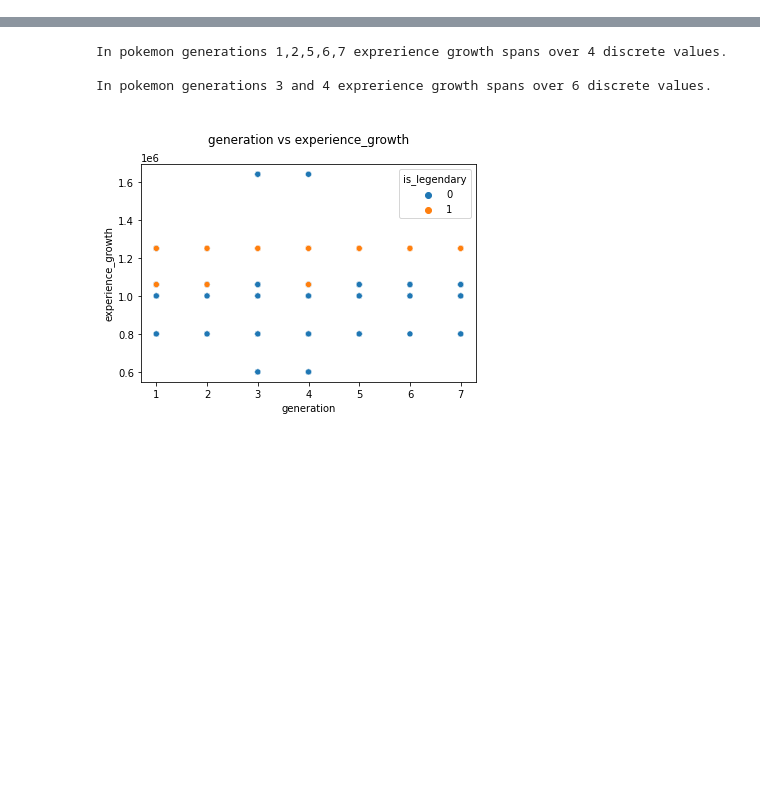
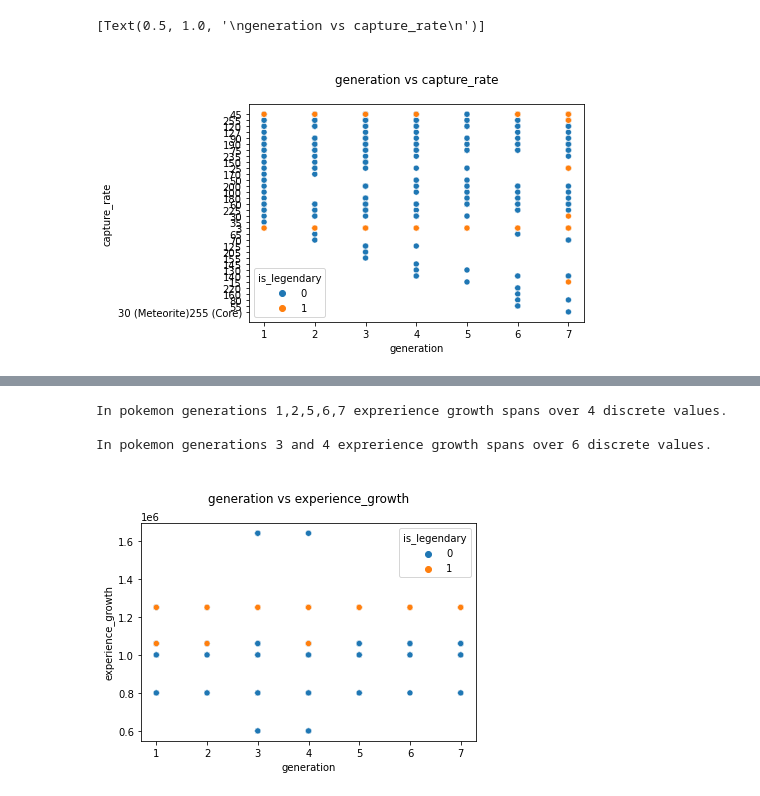
Before and after one commit to Zzzhenya/pokemon_data, a Jupyter notebook: Further Analysis.ipynb, the cells around one changed output, grey strips where cells are left out. Drawn from its saved outputs; the diff is of its cells as text; code cells hidden in the pictures; blank space fills up the shorter version.

```diff
--- a/Further Analysis.ipynb
+++ b/Further Analysis.ipynb
@@ -19,0 +96,5 @@ pokemon_with_stats = df[['pokedex_number','name','japanese_name', 'generation','
+# %%
+sns.scatterplot(data=pokemon_with_stats, x="generation", y = "capture_rate",  hue = "is_legendary").set(title="\ngeneration vs capture_rate\n")
+# %% [output]
+[Text(0.5, 1.0, '\ngeneration vs capture_rate\n')]
+[figure, added]
```
Also changed, not shown: parts of 6 cells of this notebook.
